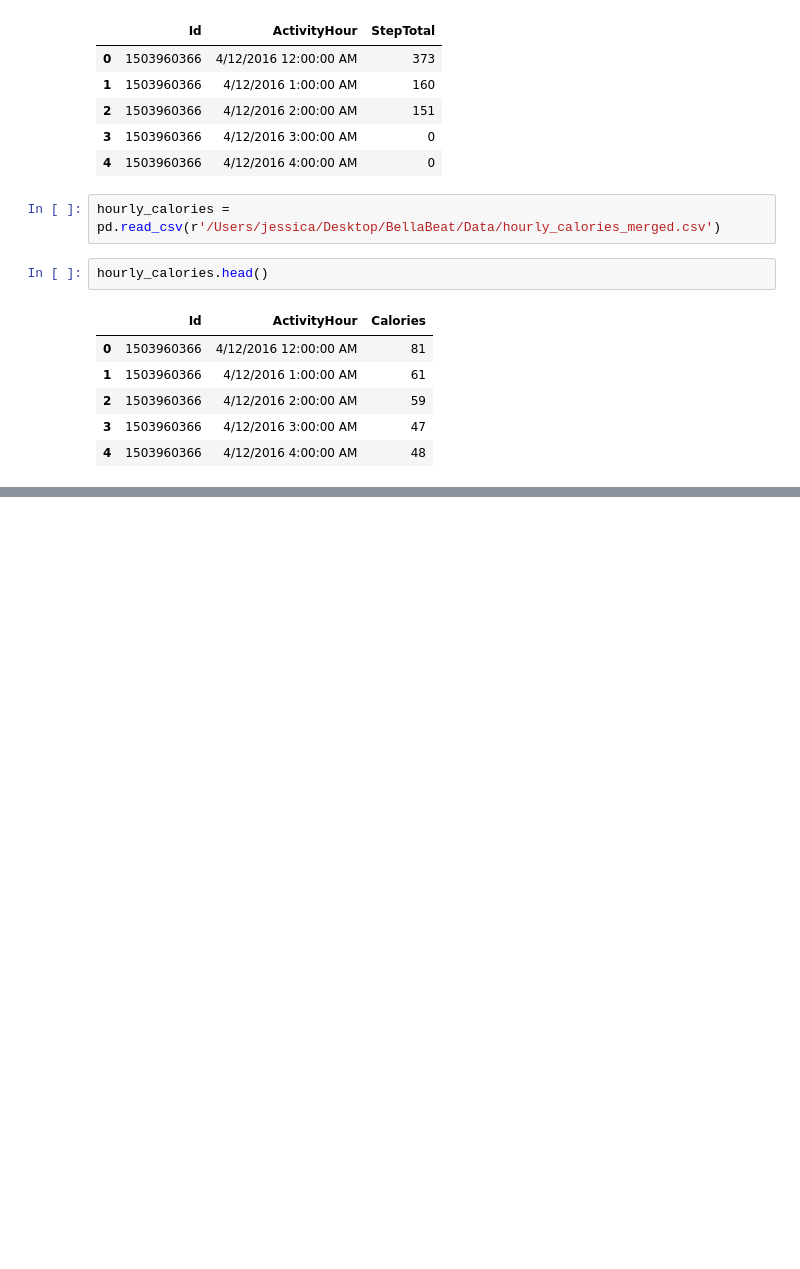
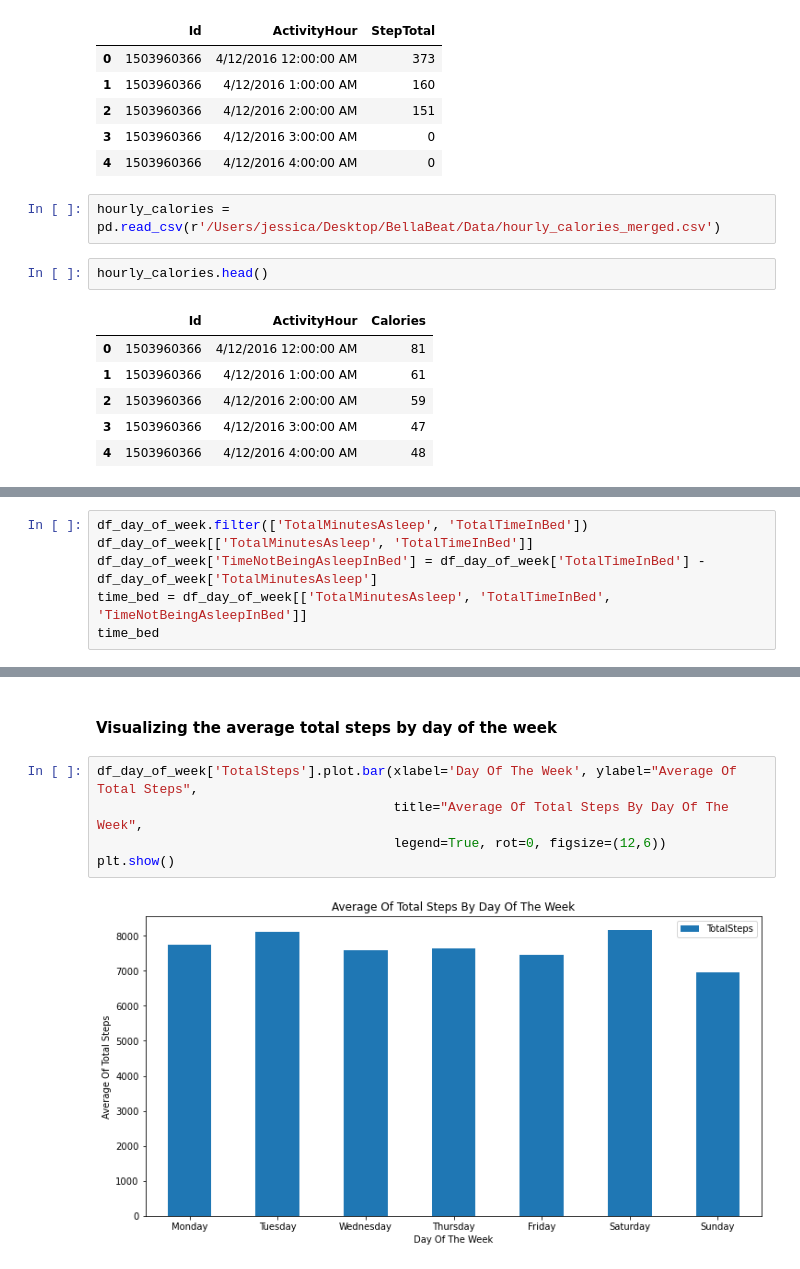
Before and after one commit to ochoa-jessica/BellaBeat, a Jupyter notebook: BellaBeat.ipynb, the cells around one changed output, grey strips where cells are left out. Saved outputs shown, nothing was run; the diff lists cells and outputs as text; blank space fills up the shorter version.

```diff
--- a/BellaBeat.ipynb
+++ b/BellaBeat.ipynb
@@ -60,0 +620,6 @@ hourly_calories.head()
+# %%
+df_day_of_week.filter(['TotalMinutesAsleep', 'TotalTimeInBed'])
+df_day_of_week[['TotalMinutesAsleep', 'TotalTimeInBed']]
+df_day_of_week['TimeNotBeingAsleepInBed'] = df_day_of_week['TotalTimeInBed'] - df_day_of_week['TotalMinutesAsleep']
+time_bed = df_day_of_week[['TotalMinutesAsleep', 'TotalTimeInBed', 'TimeNotBeingAsleepInBed']]
+time_bed
@@ -60,0 +657,9 @@ hourly_calories.head()
+# %% [markdown]
+#### Visualizing the average total steps by day of the week
+# %%
+df_day_of_week['TotalSteps'].plot.bar(xlabel='Day Of The Week', ylabel="Average Of Total Steps",
+                                      title="Average Of Total Steps By Day Of The Week",
+                                      legend=True, rot=0, figsize=(12,6))
+plt.show()
+# %% [output]
+[figure, added]
```
Also changed, not shown: parts of 126 cells of this notebook, 10 other files.
